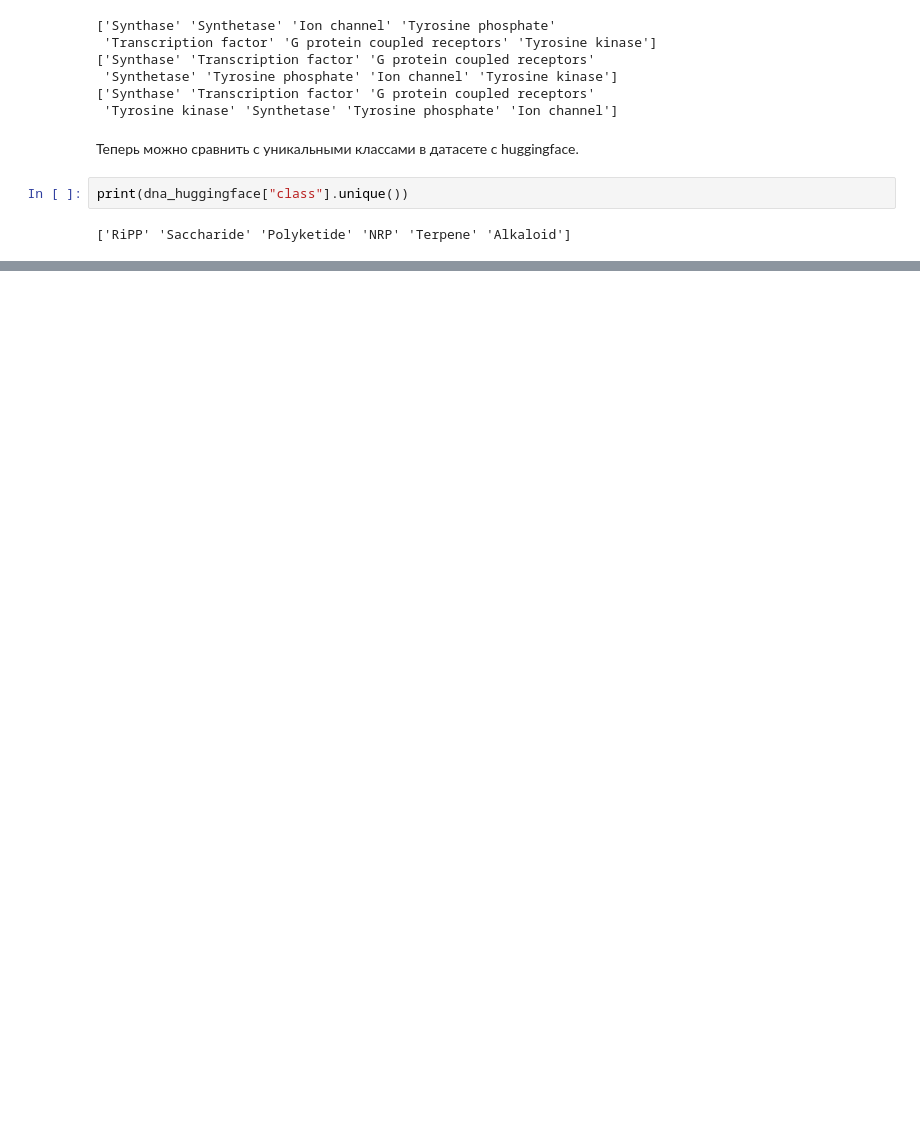
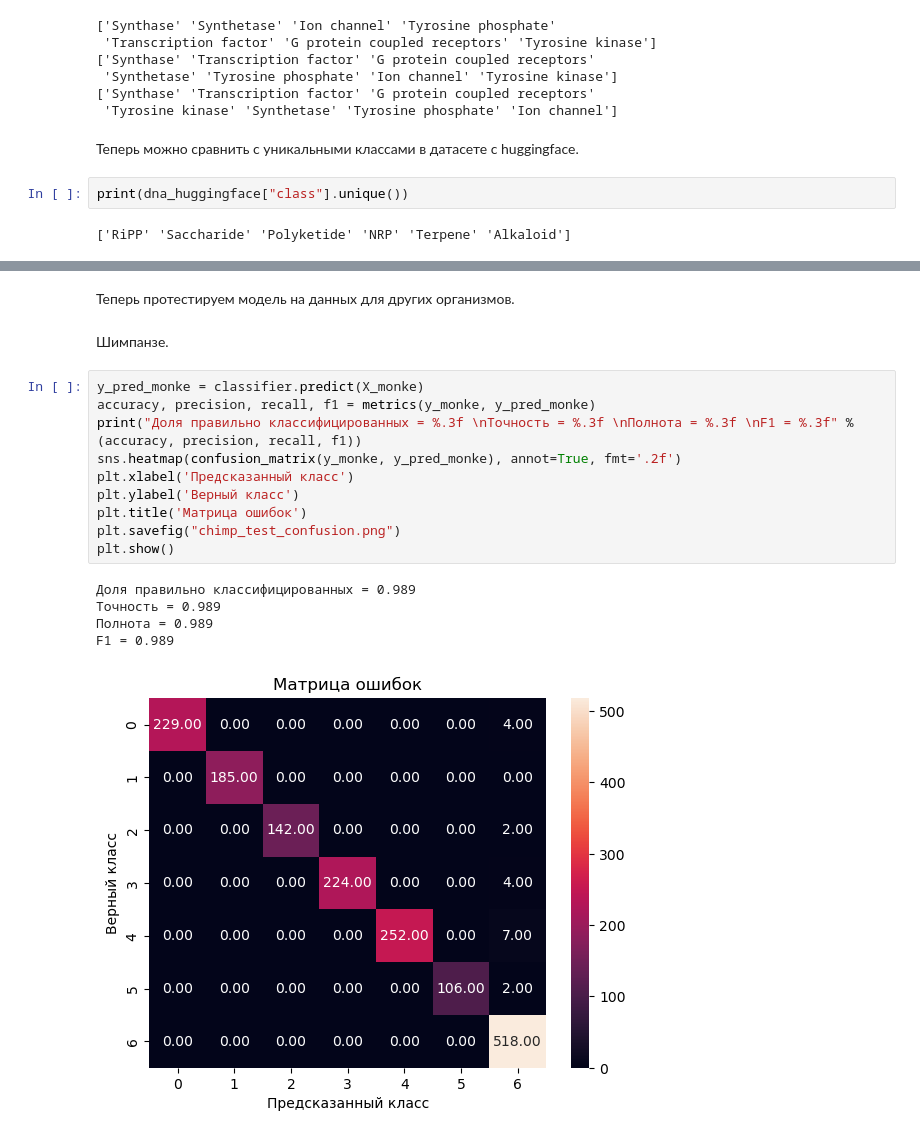
Before and after one commit to Seregacod/DNA_classification, a Jupyter notebook: dnaclassinitial.ipynb, the cells around one changed output, grey strips where cells are left out. Saved outputs shown, nothing was run; the diff lists cells and outputs as text; blank space fills up the shorter version.

```diff
--- a/dnaclassinitial.ipynb
+++ b/dnaclassinitial.ipynb
@@ -171,0 +324,20 @@ Text(0.5, 1.0, 'Распределение классов генов для со
+# %% [markdown]
+Теперь протестируем модель на данных для других организмов.
+# %% [markdown]
+Шимпанзе.
+# %%
+y_pred_monke = classifier.predict(X_monke)
+accuracy, precision, recall, f1 = metrics(y_monke, y_pred_monke)
+print("Доля правильно классифицированных = %.3f \nТочность = %.3f \nПолнота = %.3f \nF1 = %.3f" % (accuracy, precision, recall, f1))
+sns.heatmap(confusion_matrix(y_monke, y_pred_monke), annot=True, fmt='.2f')
+plt.xlabel('Предсказанный класс')
+plt.ylabel('Верный класс')
+plt.title('Матрица ошибок')
+plt.savefig("chimp_test_confusion.png")
+plt.show()
+# %% [output]
+Доля правильно классифицированных = 0.989
+Точность = 0.989
+Полнота = 0.989
+F1 = 0.989
+[figure, added]
```
Also changed, not shown: parts of 49 cells of this notebook, 20 other files.
